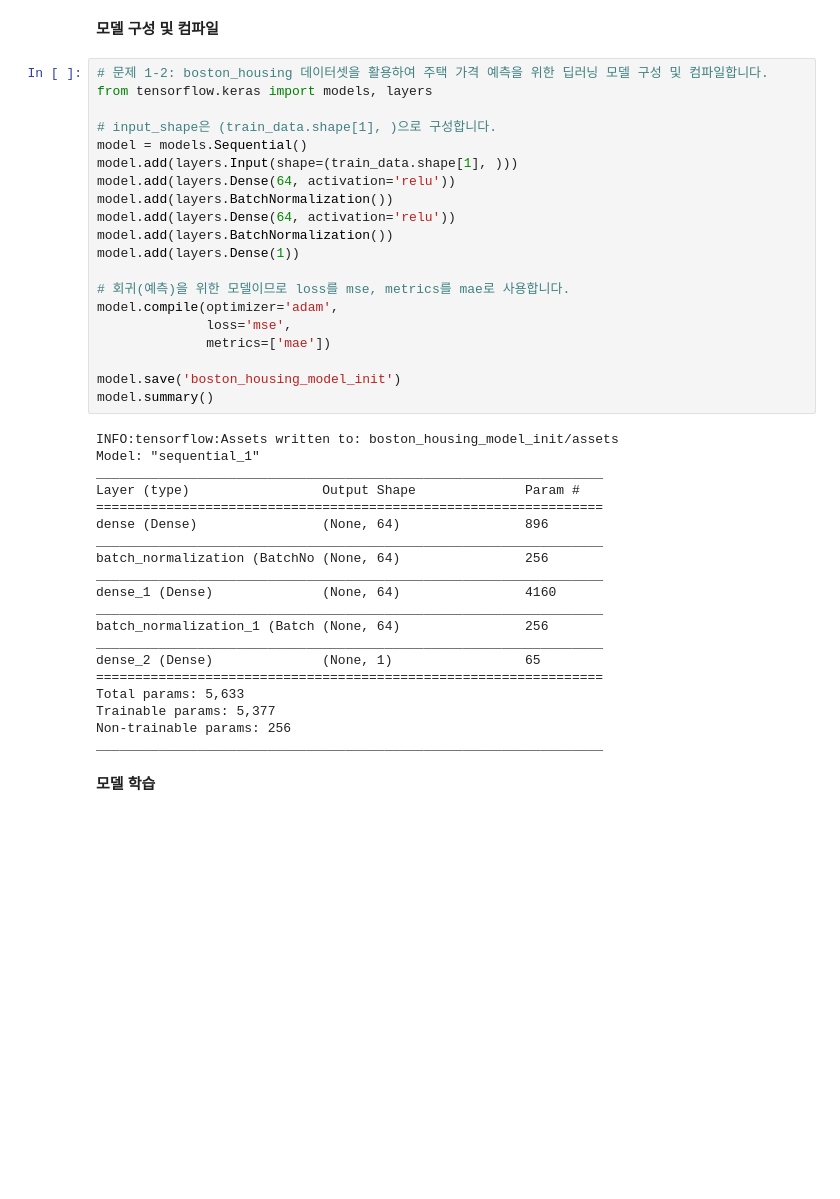
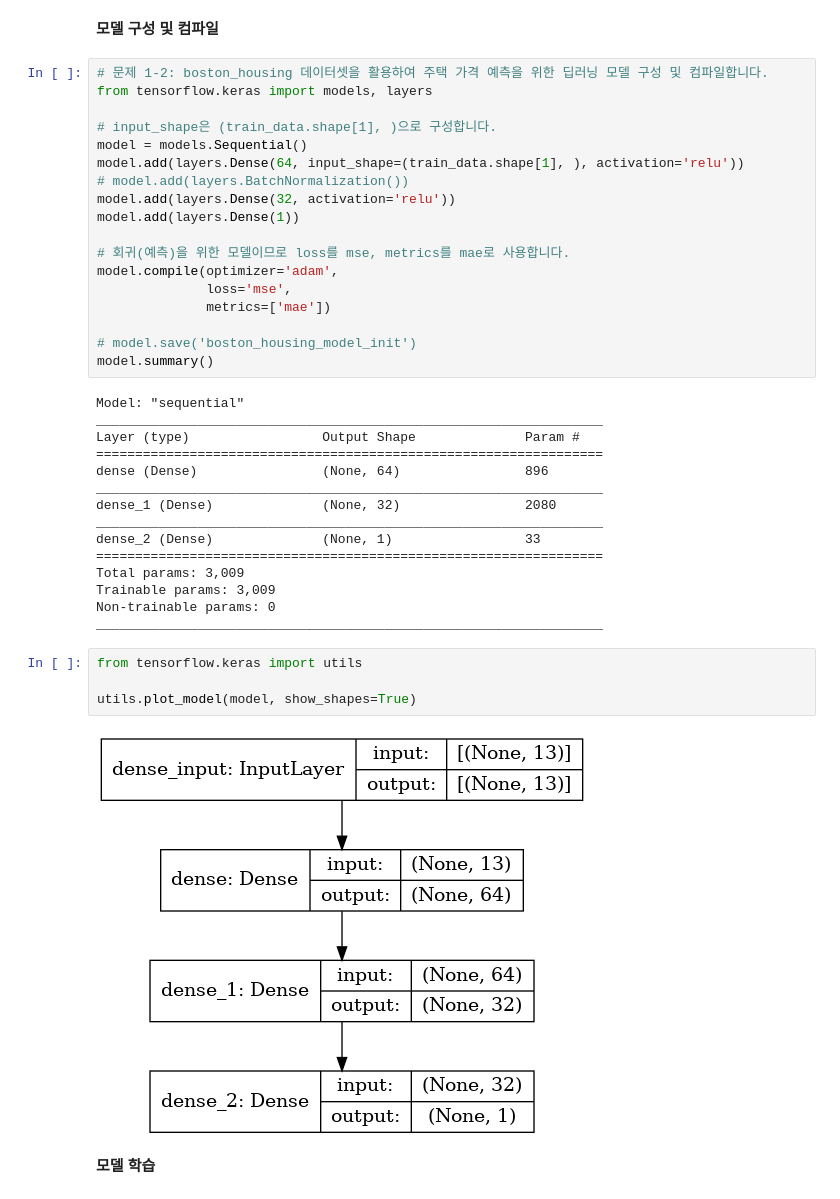
Before and after one commit to CAVASOL/aiffel_node, a Jupyter notebook: dl_project/dl_master_project_boston.ipynb, the cells around one changed output. Saved outputs shown, nothing was run; the diff lists cells and outputs as text; blank space fills up the shorter version.

```diff
--- a/dl_project/dl_master_project_boston.ipynb
+++ b/dl_project/dl_master_project_boston.ipynb
@@ -64,11 +77,9 @@ from tensorflow.keras import models, layers
 
 # input_shape은 (train_data.shape[1], )으로 구성합니다.
 model = models.Sequential()
-model.add(layers.Input(shape=(train_data.shape[1], )))
-model.add(layers.Dense(64, activation='relu'))
-model.add(layers.BatchNormalization())
-model.add(layers.Dense(64, activation='relu'))
-model.add(layers.BatchNormalization())
+model.add(layers.Dense(64, input_shape=(train_data.shape[1], ), activation='relu'))
+# model.add(layers.BatchNormalization())
+model.add(layers.Dense(32, activation='relu'))
 model.add(layers.Dense(1))
 
 # 회귀(예측)을 위한 모델이므로 loss를 mse, metrics를 mae로 사용합니다.
@@ -76,28 +87,29 @@ model.compile(optimizer='adam',
               loss='mse',
               metrics=['mae'])
 
-model.save('boston_housing_model_init')
+# model.save('boston_housing_model_init')
 model.summary()
 # %% [output]
-INFO:tensorflow:Assets written to: boston_housing_model_init/assets
-Model: "sequential_1"
+Model: "sequential"
 _________________________________________________________________
 Layer (type)                 Output Shape              Param #
 =================================================================
 dense (Dense)                (None, 64)                896
 _________________________________________________________________
-batch_normalization (BatchNo (None, 64)                256
+dense_1 (Dense)              (None, 32)                2080
 _________________________________________________________________
-dense_1 (Dense)              (None, 64)                4160
+dense_2 (Dense)              (None, 1)                 33
+=================================================================
+Total params: 3,009
+Trainable params: 3,009
+Non-trainable params: 0
 _________________________________________________________________
-batch_normalization_1 (Batch (None, 64)                256
-_________________________________________________________________
-dense_2 (Dense)              (None, 1)                 65
-=================================================================
-Total params: 5,633
-Trainable params: 5,377
-Non-trainable params: 256
-_________________________________________________________________
+# %%
+from tensorflow.keras import utils
+
+utils.plot_model(model, show_shapes=True)
+# %% [output]
+[figure, added]
 # %% [markdown]
 **모델 학습**
 # %%
```
Also changed, not shown: parts of 8 cells of this notebook.
